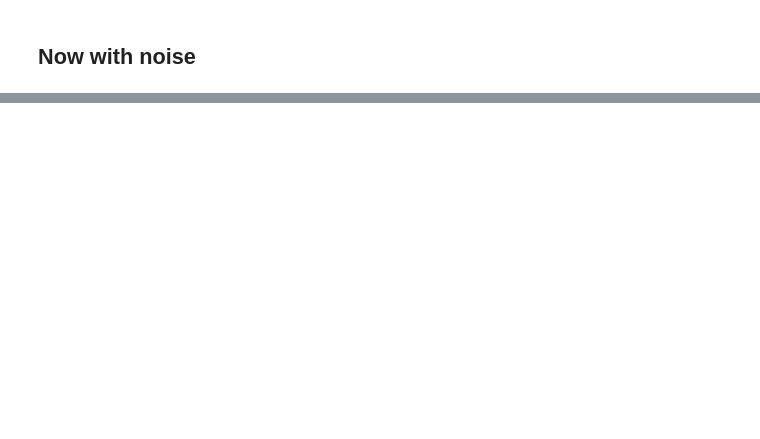
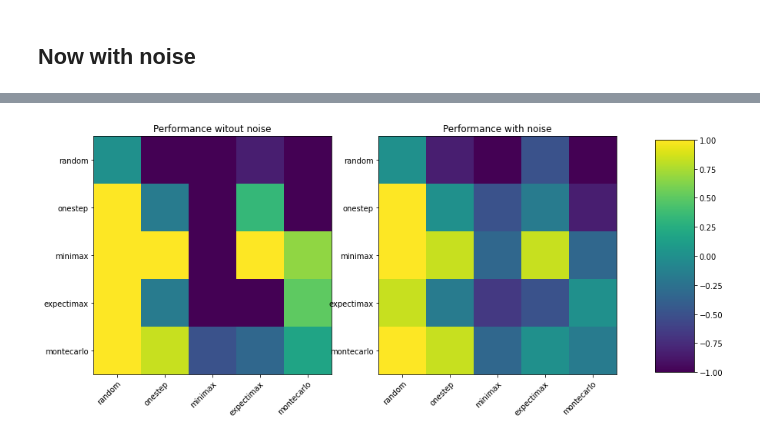
Before and after one commit to boazbk/connect-4-multiagents, a Jupyter notebook: test_bots.ipynb, the cells around one changed output, grey strips where cells are left out. Saved outputs shown, nothing was run; the diff lists cells and outputs as text; code cells hidden in the pictures; blank space fills up the shorter version.

```diff
--- a/test_bots.ipynb
+++ b/test_bots.ipynb
@@ -168,0 +172,27 @@ plt.show()
+# %%
+fig ,(ax0, ax) = plt.subplots(1,2 , figsize = (14,6))
+heatmap = ax.imshow(scores_noise)
+ax.set_title("Performance with noise")
+
+bot_names = bot_map.keys()
+ax.set_xticks(np.arange(len(bot_names)), labels=bot_names)
+ax.set_yticks(np.arange(len(bot_names)), labels=bot_names)
+plt.setp(ax.get_xticklabels(), rotation=45, ha="right",
+         rotation_mode="anchor")
+
+heatmap = ax0.imshow(scores_nonoise)
+ax0.set_title("Performance witout noise")
+#fig.colorbar(heatmap,ax=ax0)
+bot_names = bot_map.keys()
+ax0.set_xticks(np.arange(len(bot_names)), labels=bot_names)
+ax0.set_yticks(np.arange(len(bot_names)), labels=bot_names)
+plt.setp(ax0.get_xticklabels(), rotation=45, ha="right",
+         rotation_mode="anchor")
+fig.subplots_adjust(right=0.8)
+cbar_ax = fig.add_axes([0.85, 0.15, 0.05, 0.7])
+
+fig.colorbar(heatmap, cax=cbar_ax)
+
+plt.show()
+# %% [output]
+[figure, added]
```
Also changed, not shown: parts of 9 cells of this notebook.
